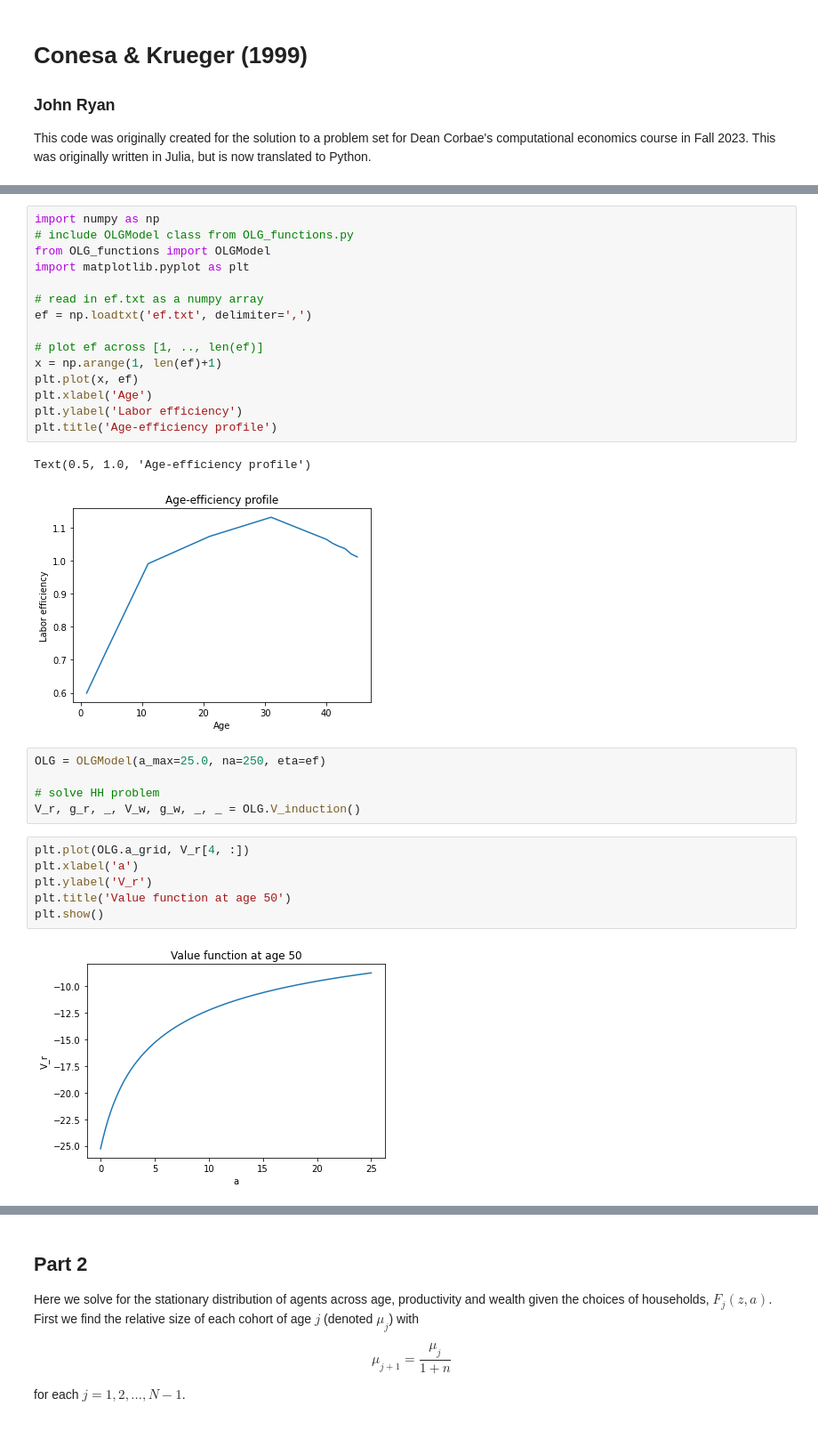
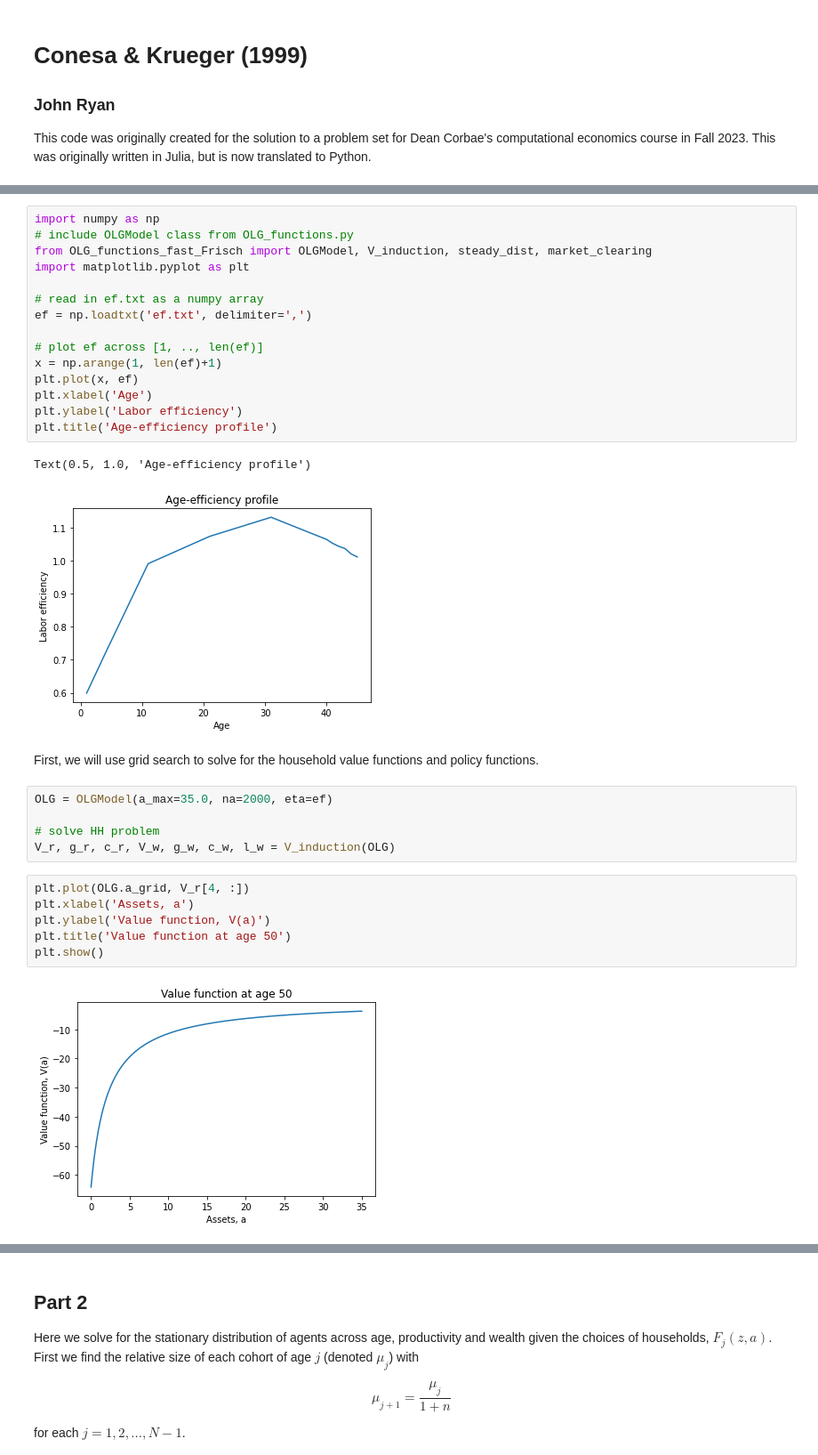
Before and after one commit to john-p-ryan/computation_2024, a Jupyter notebook: Conesa_Krueger/Conesa_Krueger_py.ipynb, the cells around one changed output, grey strips where cells are left out. Shown: that part at 89% size. Cells and saved outputs as stored; diff of their text form; blank space fills up the shorter version.

Commit message:
Implement EGM and compare to grid search

```diff
--- a/Conesa_Krueger/Conesa_Krueger_py.ipynb
+++ b/Conesa_Krueger/Conesa_Krueger_py.ipynb
@@ -62,7 +62,7 @@ The household's labor supply is then $\ell_j(a,z)$.
 # %%
 import numpy as np
 # include OLGModel class from OLG_functions.py
-from OLG_functions import OLGModel
+from OLG_functions_fast_Frisch import OLGModel, V_induction, steady_dist, market_clearing
 import matplotlib.pyplot as plt
 
 # read in ef.txt as a numpy array
@@ -77,16 +77,18 @@ plt.title('Age-efficiency profile')
 # %% [output]
 Text(0.5, 1.0, 'Age-efficiency profile')
 [figure]
+# %% [markdown]
+First, we will use grid search to solve for the household value functions and policy functions.
 # %%
-OLG = OLGModel(a_max=25.0, na=250, eta=ef)
+OLG = OLGModel(a_max=35.0, na=2000, eta=ef)
 
 # solve HH problem
-V_r, g_r, _, V_w, g_w, _, _ = OLG.V_induction()
+V_r, g_r, c_r, V_w, g_w, c_w, l_w = V_induction(OLG)
 # %%
 plt.plot(OLG.a_grid, V_r[4, :])
-plt.xlabel('a')
-plt.ylabel('V_r')
+plt.xlabel('Assets, a')
+plt.ylabel('Value function, V(a)')
 plt.title('Value function at age 50')
 plt.show()
 # %% [output]
-[figure, old version]
+[figure, new version]
```
Also changed, not shown: parts of 18 cells of this notebook, 2 other files.
